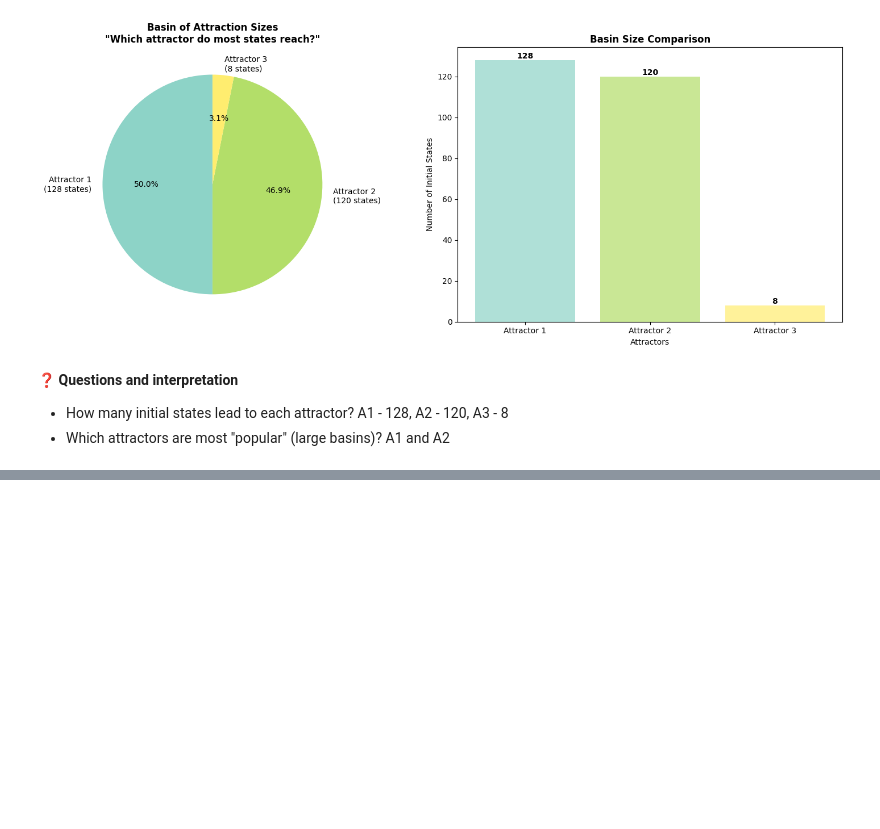
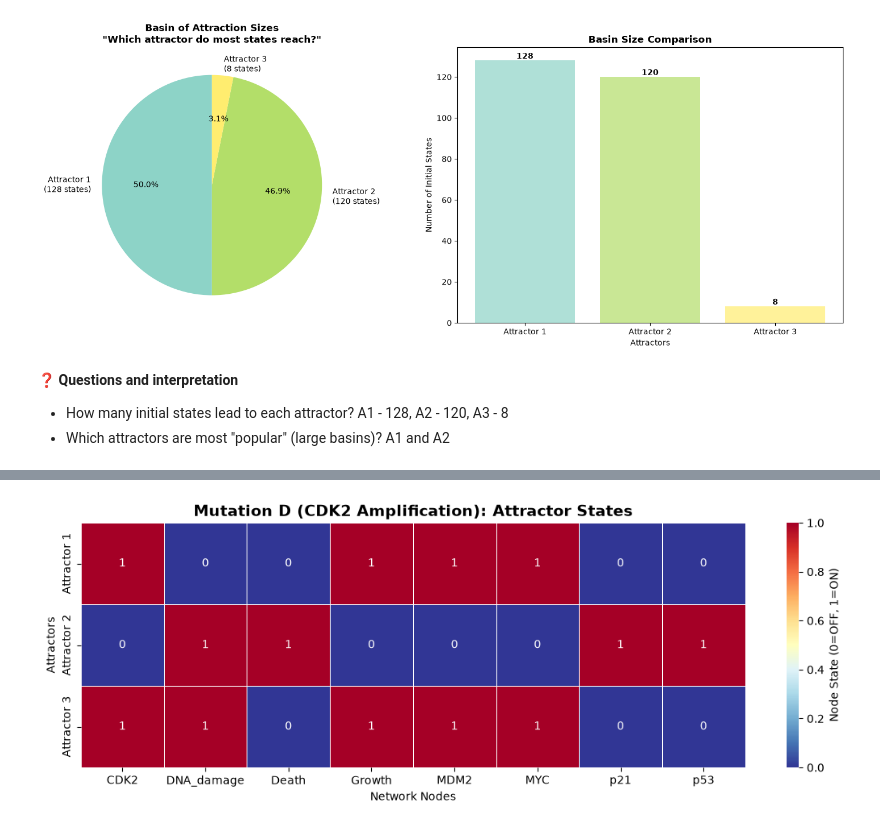
Before and after one commit to elenagos/assignmentsgroup5, a Jupyter notebook: Assignment3/analysis3.ipynb, the cells around one changed output, grey strips where cells are left out. Drawn from its saved outputs; the diff is of its cells as text; code cells hidden in the pictures; blank space fills up the shorter version.

```diff
--- a/Assignment3/analysis3.ipynb
+++ b/Assignment3/analysis3.ipynb
@@ -923,0 +946,73 @@ Analyzing 256 initial states...
+# %%
+print("\nMutation D Network Rules:")
+for node, rule_info in CDK2_amp_network.rules.items():
+    print(f"  {rule_info['description']}")
+
+# Run scenarios
+results_D = run_scenarios(CDK2_amp_network, scenarios)
+
+
+print("MUTATION D: ATTRACTOR ANALYSIS")
+print("="*70)
+
+attractors_D = []
+basin_data_D = defaultdict(list)
+
+max_steps = 15
+node_names = sorted(CDK2_amp_network.nodes.keys())
+n_nodes = len(node_names)
+all_states = list(product([0, 1], repeat=n_nodes))
+
+print(f"\nTesting all {len(all_states)} initial states...")
+
+for initial_state in all_states:
+    state_dict = {node_names[i]: initial_state[i] for i in range(n_nodes)}
+    CDK2_amp_network.set_state(**state_dict)
+    trajectory = CDK2_amp_network.simulate(steps=max_steps, record_history=True)
+
+    if len(trajectory) >= 2 and np.array_equal(trajectory[-1], trajectory[-2]):
+        final_state = tuple(int(x) for x in trajectory[-1])
+
+        if final_state not in attractors_D:
+            attractors_D.append(final_state)
+
+        att_idx = attractors_D.index(final_state)
+        basin_data_D[att_idx].append(initial_state)
+
+print(f"\nFOUND {len(attractors_D)} ATTRACTORS")
+print("\nBASIN SIZES:")
+
+total_states = len(all_states)
+cancer_basin_D = 0
+
+for att_idx in range(len(attractors_D)):
+    basin_size = len(basin_data_D[att_idx])
+    percentage = (basin_size / total_states) * 100
+
+    # Check if this is cancer-like
+    state_dict = {node_names[i]: attractors_D[att_idx][i] for i in range(len(node_names))}
+    if state_dict['Growth'] == 1 and state_dict['Death'] == 0:
+        cancer_basin_D += basin_size
+
+    print(f"Attractor {att_idx + 1}: {basin_size} states ({percentage:.1f}%)")
+
+cancer_percentage_D = (cancer_basin_D / total_states) * 100
+print(f"\nCancer-like basin (Growth=1, Death=0): {cancer_basin_D} states ({cancer_percentage_D:.1f}%)")
+
+# Visualize attractors
+attractor_matrix_D = np.array([[int(x) for x in attractor] for attractor in attractors_D])
+
+plt.figure(figsize=(11, 4))
+ax = sns.heatmap(attractor_matrix_D,
+                 xticklabels=node_names,
+                 yticklabels=[f'Attractor {i+1}' for i in range(len(attractors_D))],
+                 cmap='RdYlBu_r',
+                 annot=True, fmt='d', linewidths=0.5,
+                 cbar_kws={'label': 'Node State (0=OFF, 1=ON)'})
+
+plt.title('Mutation D (CDK2 Amplification): Attractor States', fontsize=14, fontweight='bold')
+plt.xlabel('Network Nodes')
+plt.ylabel('Attractors')
+plt.tight_layout()
+plt.show()
+# %% [output]
@@ -923,0 +1036 @@ Analyzing 256 initial states...
+[figure, added]
```
Also changed, not shown: parts of 6 cells of this notebook, 1 other file.
